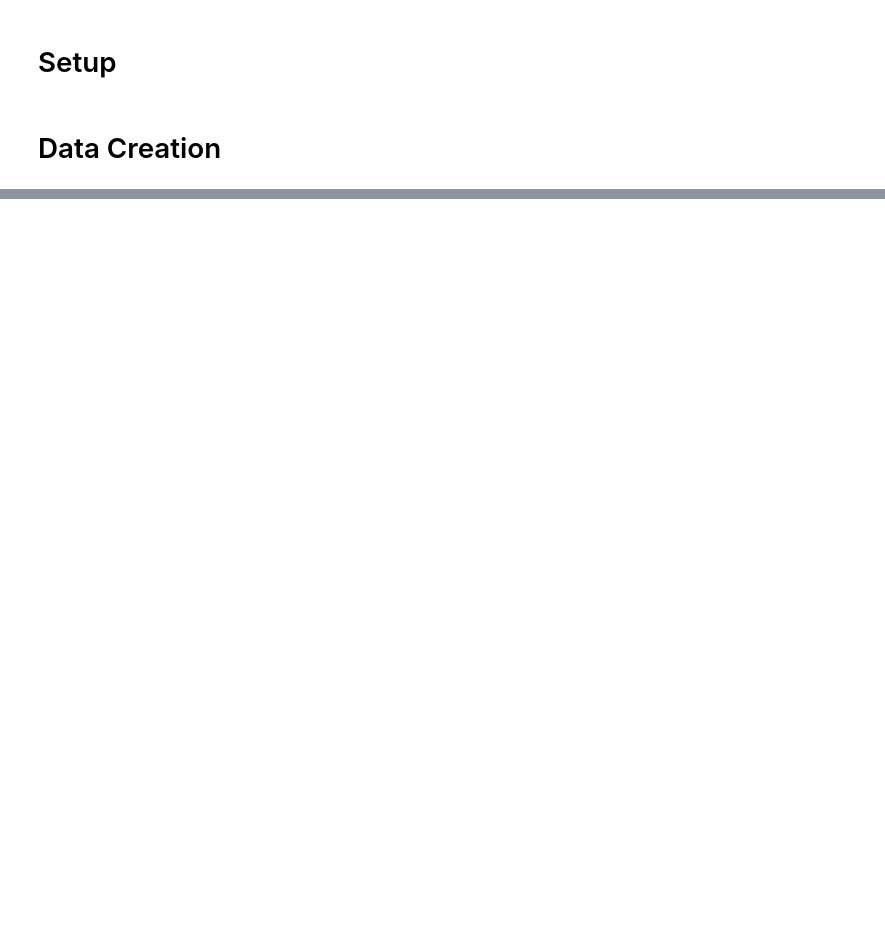
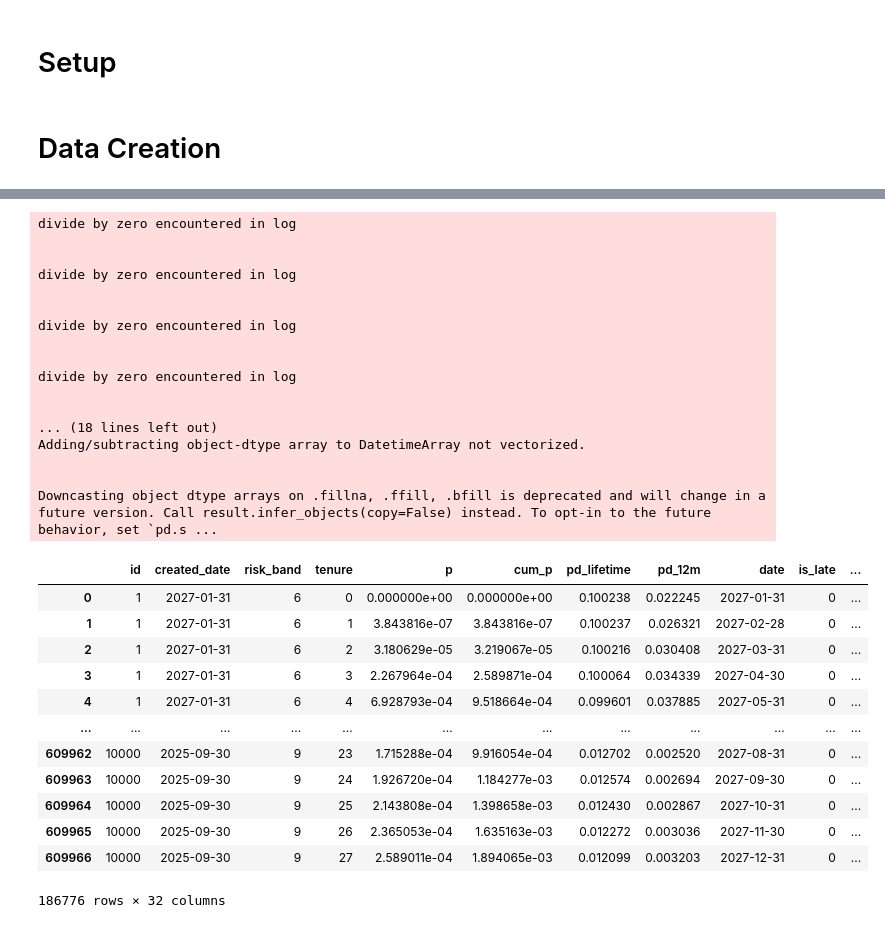
Before and after one commit to neon-belfante/Survival-Analysis, a Jupyter notebook: 00.create_data.ipynb, the cells around one changed output, grey strips where cells are left out. Drawn from its saved outputs; the diff is of its cells as text; code cells hidden in the pictures; blank space fills up the shorter version.

```diff
--- a/00.create_data.ipynb
+++ b/00.create_data.ipynb
@@ -292,0 +565,46 @@ Downcasting object dtype arrays on .fillna, .ffill, .bfill is deprecated and wil
+# %%
+sample_generator = \
+    generate_sample(func = logNormFunc,
+                    func_parameters = func_parameters,
+                    risk_scores = risk_scores,
+                    risk_scores_dist = risk_scores_dist,
+                    risk_scores_limits_dist = risk_scores_limits_dist,
+                    roll_rates = roll_rates,
+                    lifetime_target = lifetime_target,
+                    start_date = start_date,
+                    n_months = n_months,
+                    n_sample = n_sample)
+
+df_sample = sample_generator.run()
+df_sample
+# %% [output]
+divide by zero encountered in log
+
+
+divide by zero encountered in log
+
+
+divide by zero encountered in log
+
+
+divide by zero encountered in log
+
+
+... (18 lines left out)
+Adding/subtracting object-dtype array to DatetimeArray not vectorized.
+
+
+Downcasting object dtype arrays on .fillna, .ffill, .bfill is deprecated and will change in a future version. Call result.infer_objects(copy=False) instead. To opt-in to the future behavior, set `pd.s ...
+|  | id | created_date | risk_band | tenure | p | cum_p | pd_lifetime | pd_12m | date | is_late | ... |
+| 0 | 1 | 2027-01-31 | 6 | 0 | 0.000000e+00 | 0.000000e+00 | 0.100238 | 0.022245 | 2027-01-31 | 0 | ... |
+| 1 | 1 | 2027-01-31 | 6 | 1 | 3.843816e-07 | 3.843816e-07 | 0.100237 | 0.026321 | 2027-02-28 | 0 | ... |
+| 2 | 1 | 2027-01-31 | 6 | 2 | 3.180629e-05 | 3.219067e-05 | 0.100216 | 0.030408 | 2027-03-31 | 0 | ... |
+| 3 | 1 | 2027-01-31 | 6 | 3 | 2.267964e-04 | 2.589871e-04 | 0.100064 | 0.034339 | 2027-04-30 | 0 | ... |
+| 4 | 1 | 2027-01-31 | 6 | 4 | 6.928793e-04 | 9.518664e-04 | 0.099601 | 0.037885 | 2027-05-31 | 0 | ... |
+| ... | ... | ... | ... | ... | ... | ... | ... | ... | ... | ... | ... |
+| 609962 | 10000 | 2025-09-30 | 9 | 23 | 1.715288e-04 | 9.916054e-04 | 0.012702 | 0.002520 | 2027-08-31 | 0 | ... |
+| 609963 | 10000 | 2025-09-30 | 9 | 24 | 1.926720e-04 | 1.184277e-03 | 0.012574 | 0.002694 | 2027-09-30 | 0 | ... |
+| 609964 | 10000 | 2025-09-30 | 9 | 25 | 2.143808e-04 | 1.398658e-03 | 0.012430 | 0.002867 | 2027-10-31 | 0 | ... |
+| 609965 | 10000 | 2025-09-30 | 9 | 26 | 2.365053e-04 | 1.635163e-03 | 0.012272 | 0.003036 | 2027-11-30 | 0 | ... |
+| 609966 | 10000 | 2025-09-30 | 9 | 27 | 2.589011e-04 | 1.894065e-03 | 0.012099 | 0.003203 | 2027-12-31 | 0 | ... |
+186776 rows × 32 columns
```
Also changed, not shown: parts of 9 cells of this notebook, 1 other file.
